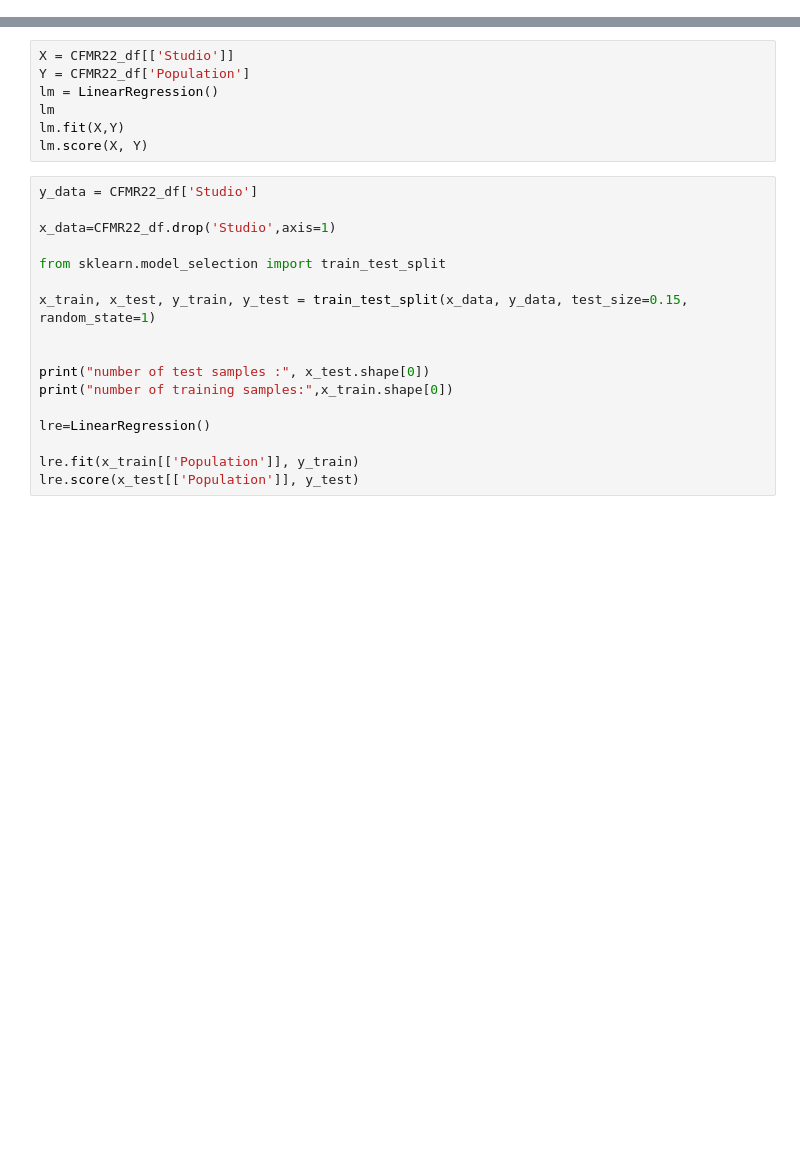
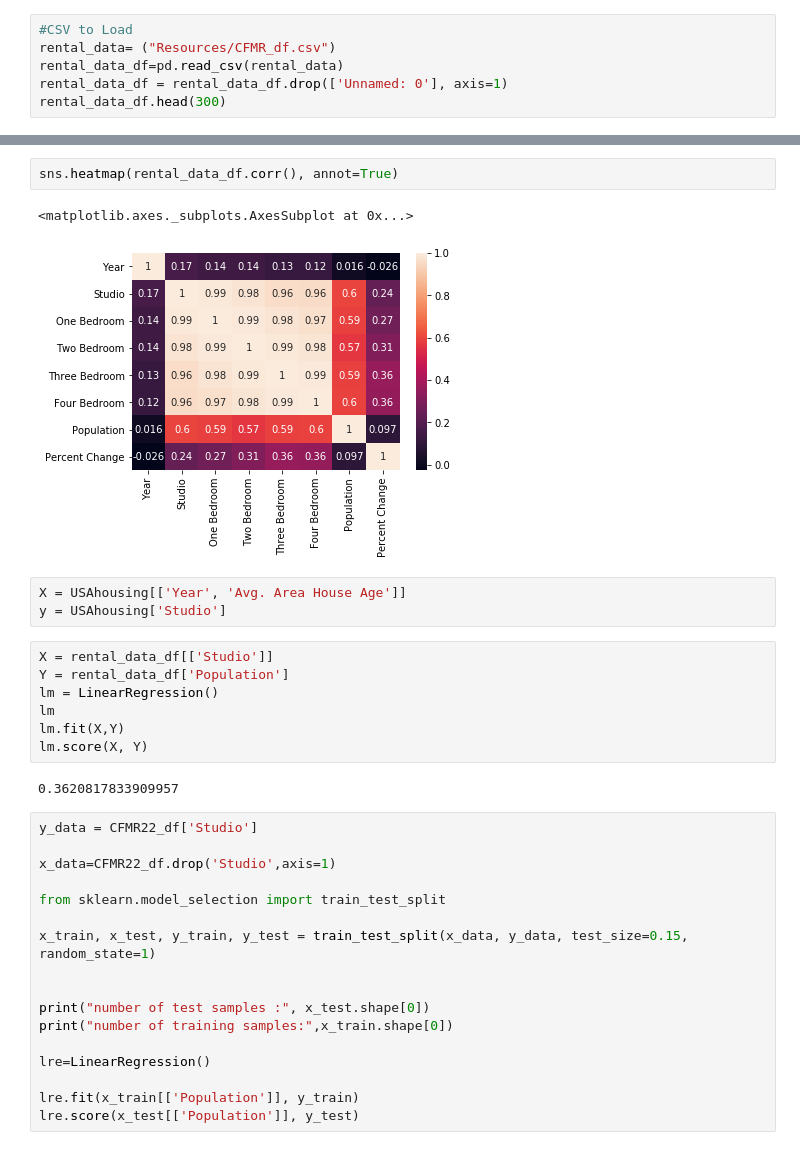
Before and after one commit to RichelynScott/Final-Project-Group-B, a Jupyter notebook: ML_3.ipynb, the cells around one changed output, grey strips where cells are left out. Drawn from its saved outputs; the diff is of its cells as text; blank space fills up the shorter version.

```diff
--- a/ML_3.ipynb
+++ b/ML_3.ipynb
@@ -42,0 +30,6 @@ from sklearn.linear_model import LinearRegression
+# %%
+#CSV to Load
+rental_data= ("Resources/CFMR_df.csv")
+rental_data_df=pd.read_csv(rental_data)
+rental_data_df = rental_data_df.drop(['Unnamed: 0'], axis=1)
+rental_data_df.head(300)
@@ -43,10 +112,20 @@ from sklearn.linear_model import LinearRegression
+# %%
+sns.heatmap(rental_data_df.corr(), annot=True)
+# %% [output]
+<matplotlib.axes._subplots.AxesSubplot at 0x...>
+[figure, added]
+# %%
+X = USAhousing[['Year', 'Avg. Area House Age']]
+y = USAhousing['Studio']
 # %%
-X = CFMR22_df[['Studio']]
-Y = CFMR22_df['Population']
+X = rental_data_df[['Studio']]
+Y = rental_data_df['Population']
 lm = LinearRegression()
 lm
 lm.fit(X,Y)
 lm.score(X, Y)
+# %% [output]
+0.3620817833909957
 # %%
 y_data = CFMR22_df['Studio']
 
```
Also changed, not shown: parts of 12 cells of this notebook, 2 other files.
